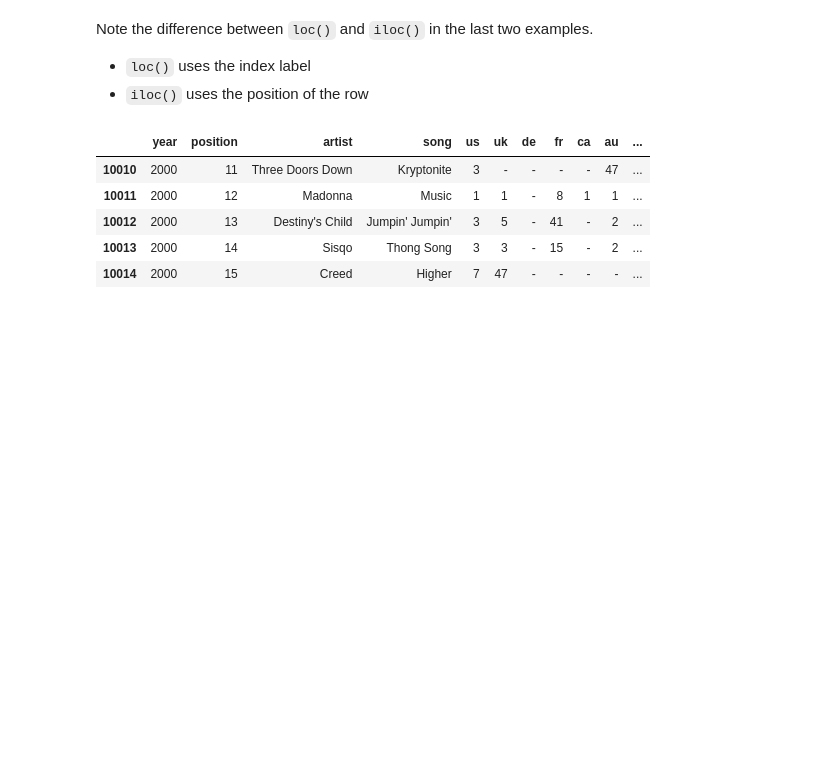
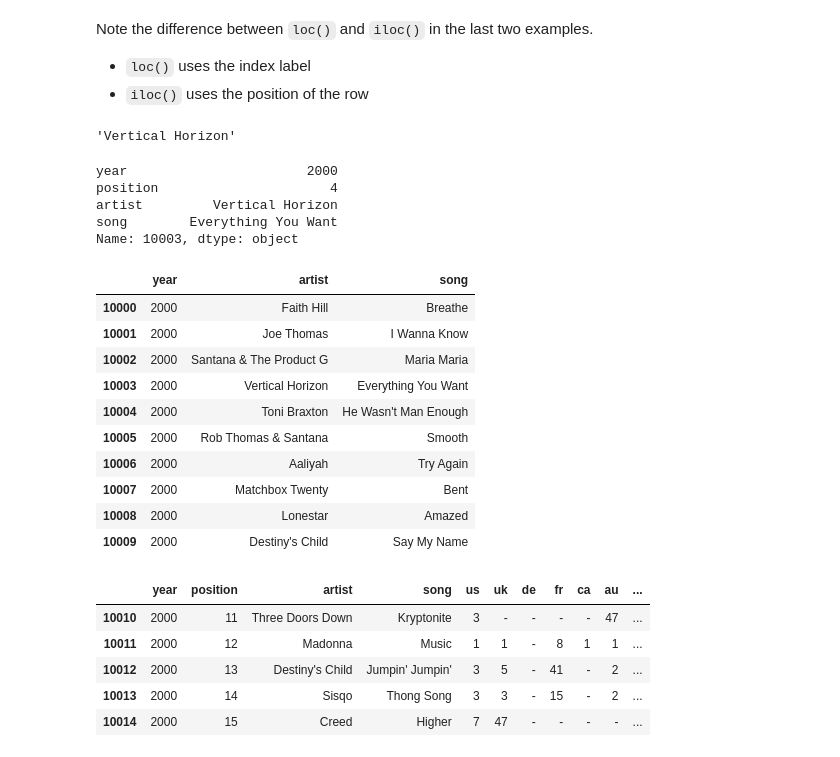
Before and after one commit to amangup/data-analysis-bootcamp, a Jupyter notebook: 06-Pandas1/pandas1.ipynb, the cells around one changed output. Drawn from its saved outputs; the diff is of its cells as text; code cells hidden in the pictures; blank space fills up the shorter version.

```diff
--- a/06-Pandas1/pandas1.ipynb
+++ b/06-Pandas1/pandas1.ipynb
@@ -442,4 +446,33 @@ df_top_songs.iloc[3]['artist']
 Note the difference between `loc()` and `iloc()` in the last two examples.
 - `loc()` uses the index label
 - `iloc()` uses the position of the row
+# %%
+# Same yet again, as artist Column is at position = 2
+df_top_songs.iloc[3, 2]
+# %% [output]
+'Vertical Horizon'
+# %%
+# We get a series representing the first 4 columns of row = 3
+df_top_songs.iloc[3, :4]
+# %% [output]
+year                       2000
+position                      4
+artist         Vertical Horizon
+song        Everything You Want
+Name: 10003, dtype: object
+# %%
+# We get all the rows, but only the specified columns
+df_top_songs.iloc[:, [0,2,3]].head(10)
+# %% [output]
+|  | year | artist | song |
+| 10000 | 2000 | Faith Hill | Breathe |
+| 10001 | 2000 | Joe Thomas | I Wanna Know |
+| 10002 | 2000 | Santana & The Product G | Maria Maria |
+| 10003 | 2000 | Vertical Horizon | Everything You Want |
+| 10004 | 2000 | Toni Braxton | He Wasn't Man Enough |
+| 10005 | 2000 | Rob Thomas & Santana | Smooth |
+| 10006 | 2000 | Aaliyah | Try Again |
+| 10007 | 2000 | Matchbox Twenty | Bent |
+| 10008 | 2000 | Lonestar | Amazed |
+| 10009 | 2000 | Destiny's Child | Say My Name |
 # %%
```
Also changed, not shown: parts of 6 cells of this notebook, 4 other files.
